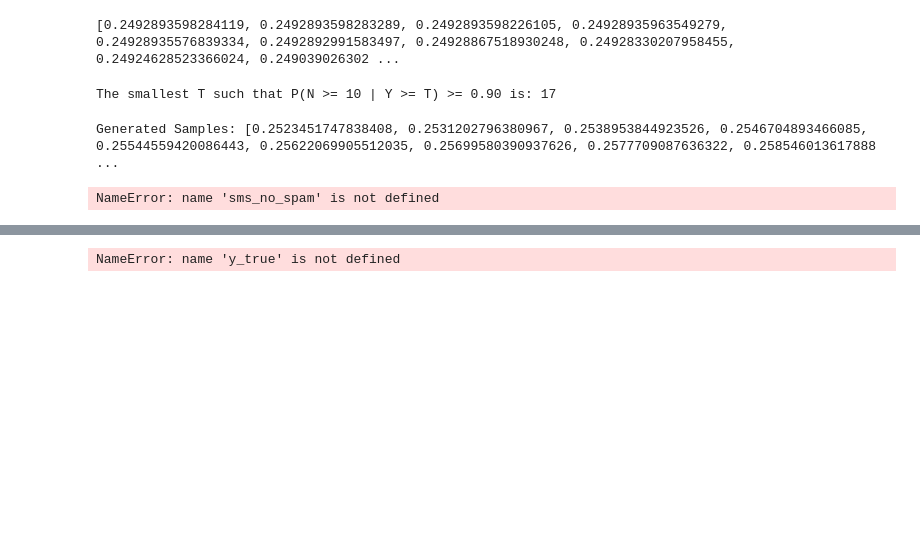
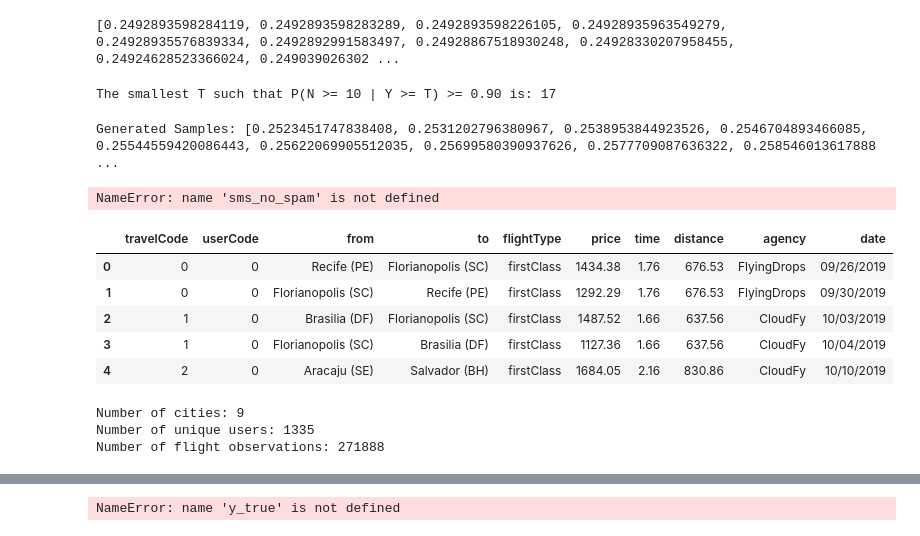
Before and after one commit to sssabere/DataScienceFiles, a Jupyter notebook: Assignments/first_lecture_and_data/exam 2022.ipynb, the cells around one changed output, grey strips where cells are left out. Drawn from its saved outputs; the diff is of its cells as text; code cells hidden in the pictures; blank space fills up the shorter version.

```diff
--- a/Assignments/first_lecture_and_data/exam 2022.ipynb
+++ b/Assignments/first_lecture_and_data/exam 2022.ipynb
@@ -405,16 +405,37 @@ print(f"90% Confidence Interval: {confidence_interval}")
 # %%
 import pandas as pd
 
 # Load the dataset
 file_path = "data/flights.csv"  # Ensure this path is correct
 df = pd.read_csv(file_path)
+df.head()
+# # Extract relevant information
+# number_of_cities = df['origin'].nunique()  # Count unique cities in the dataset
+# number_of_userCodes = df['user_id'].nunique()  # Count unique users (travelers)
+# number_of_observations = len(df)  # Total number of flights (observations)
 
-# Extract relevant information
-number_of_cities = df['origin'].nunique()  # Count unique cities in the dataset
-number_of_userCodes = df['user_id'].nunique()  # Count unique users (travelers)
-number_of_observations = len(df)  # Total number of flights (observations)
-
-# Print results
-print(f"Number of cities: {number_of_cities}")
-print(f"Number of unique users: {number_of_userCodes}")
-print(f"Number of flight observations: {number_of_observations}")
+# # Print results
+# print(f"Number of cities: {number_of_cities}")
+# print(f"Number of unique users: {number_of_userCodes}")
+# print(f"Number of flight observations: {number_of_observations}")
+# %% [output]
+|  | travelCode | userCode | from | to | flightType | price | time | distance | agency | date |
+| 0 | 0 | 0 | Recife (PE) | Florianopolis (SC) | firstClass | 1434.38 | 1.76 | 676.53 | FlyingDrops | 09/26/2019 |
+| 1 | 0 | 0 | Florianopolis (SC) | Recife (PE) | firstClass | 1292.29 | 1.76 | 676.53 | FlyingDrops | 09/30/2019 |
+| 2 | 1 | 0 | Brasilia (DF) | Florianopolis (SC) | firstClass | 1487.52 | 1.66 | 637.56 | CloudFy | 10/03/2019 |
+| 3 | 1 | 0 | Florianopolis (SC) | Brasilia (DF) | firstClass | 1127.36 | 1.66 | 637.56 | CloudFy | 10/04/2019 |
+| 4 | 2 | 0 | Aracaju (SE) | Salvador (BH) | firstClass | 1684.05 | 2.16 | 830.86 | CloudFy | 10/10/2019 |
+# %%
+
+number_of_cities = df['from'].nunique()
+number_of_userCodes = df['userCode'].nunique()  # Count unique users (travelers)
+number_of_observations = len(df)  # Total number of flights (observations)
+
+# Print results
+print(f"Number of cities: {number_of_cities}")
+print(f"Number of unique users: {number_of_userCodes}")
+print(f"Number of flight observations: {number_of_observations}")
+# %% [output]
+Number of cities: 9
+Number of unique users: 1335
+Number of flight observations: 271888
```
Also changed, not shown: parts of 4 cells of this notebook, 3 other files.
